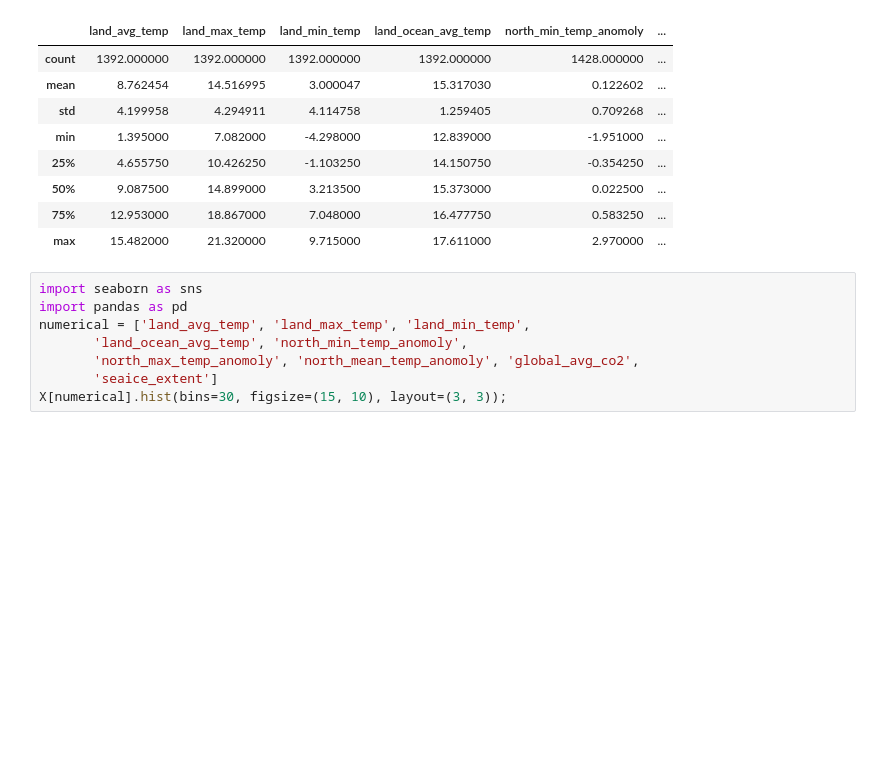
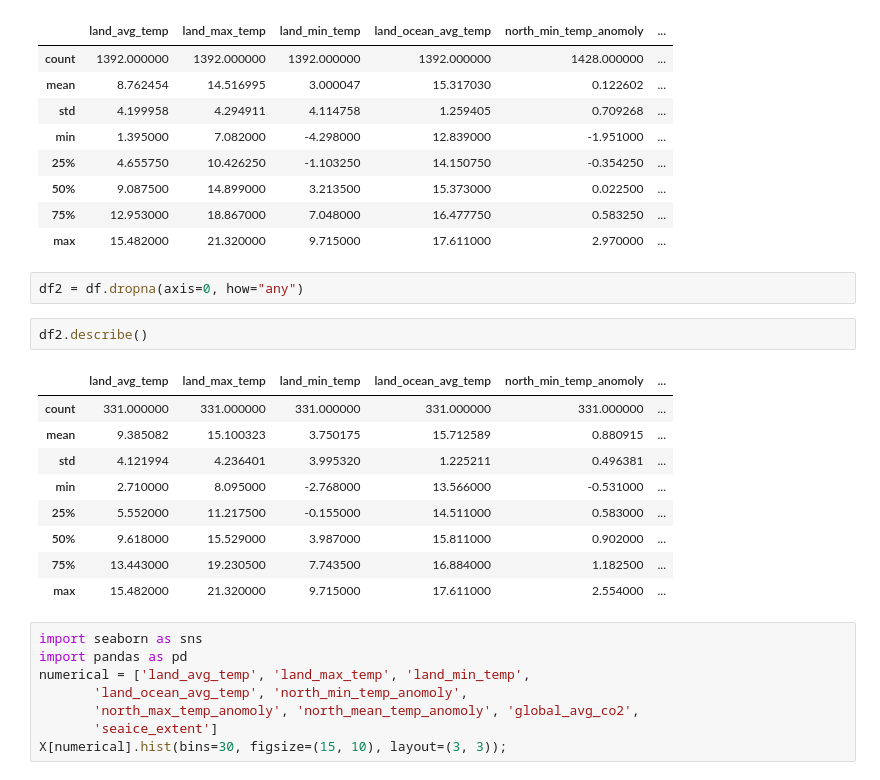
Before and after one commit to CodeReber/dataviz_final, a Jupyter notebook: operation_polarbear.ipynb, the cells around one changed output. Cells and saved outputs as stored; diff of their text form; blank space fills up the shorter version.

```diff
--- a/operation_polarbear.ipynb
+++ b/operation_polarbear.ipynb
@@ -38,6 +39,20 @@ df.describe()
 | 50% | 9.087500 | 14.899000 | 3.213500 | 15.373000 | 0.022500 | ... |
 | 75% | 12.953000 | 18.867000 | 7.048000 | 16.477750 | 0.583250 | ... |
 | max | 15.482000 | 21.320000 | 9.715000 | 17.611000 | 2.970000 | ... |
+# %%
+df2 = df.dropna(axis=0, how="any")
+# %%
+df2.describe()
+# %% [output]
+|  | land_avg_temp | land_max_temp | land_min_temp | land_ocean_avg_temp | north_min_temp_anomoly | ... |
+| count | 331.000000 | 331.000000 | 331.000000 | 331.000000 | 331.000000 | ... |
+| mean | 9.385082 | 15.100323 | 3.750175 | 15.712589 | 0.880915 | ... |
+| std | 4.121994 | 4.236401 | 3.995320 | 1.225211 | 0.496381 | ... |
+| min | 2.710000 | 8.095000 | -2.768000 | 13.566000 | -0.531000 | ... |
+| 25% | 5.552000 | 11.217500 | -0.155000 | 14.511000 | 0.583000 | ... |
+| 50% | 9.618000 | 15.529000 | 3.987000 | 15.811000 | 0.902000 | ... |
+| 75% | 13.443000 | 19.230500 | 7.743500 | 16.884000 | 1.182500 | ... |
+| max | 15.482000 | 21.320000 | 9.715000 | 17.611000 | 2.554000 | ... |
 # %%
 import seaborn as sns
 import pandas as pd
```
Also changed, not shown: parts of 8 cells of this notebook.
